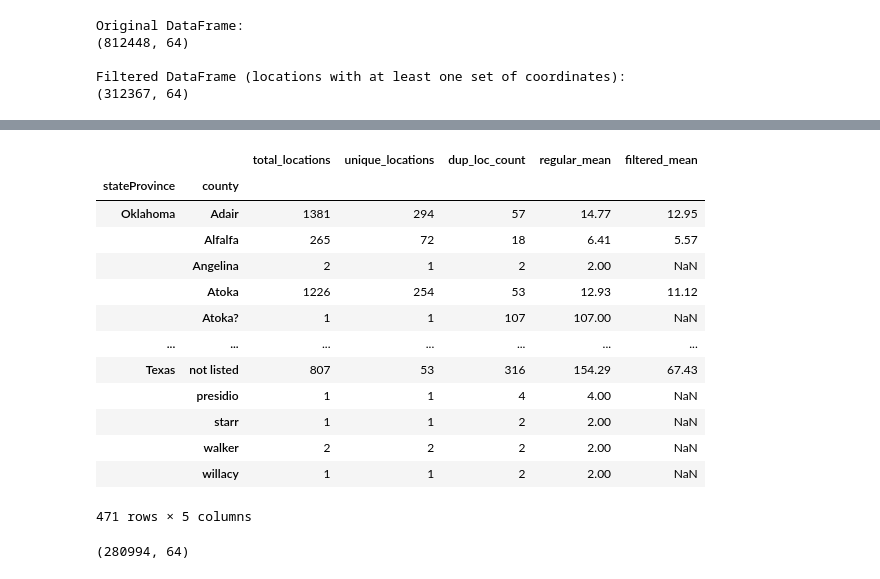
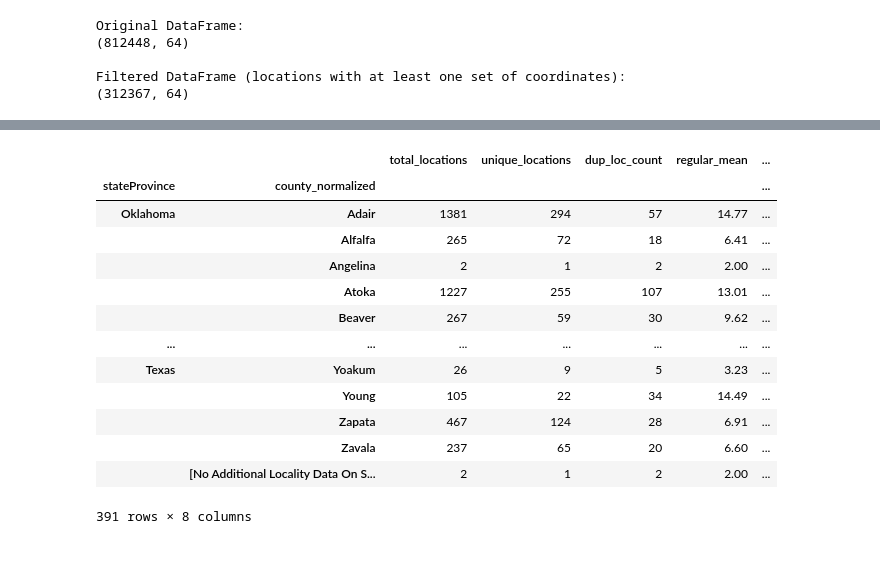
Before and after one commit to jbest/pybels, a Jupyter notebook: BELS_summarize.ipynb, the cells around one changed output, grey strips where cells are left out. Saved outputs shown, nothing was run; the diff lists cells and outputs as text; code cells hidden in the pictures.

```diff
--- a/BELS_summarize.ipynb
+++ b/BELS_summarize.ipynb
@@ -305,24 +199,33 @@ def normalize_county_names(df, county_column):
     Returns:
     pandas.Series: Series containing normalized county names
     """
-    # Create a copy to avoid modifying the original
-    normalized = df[county_column].str.strip()
+    # Handle None/NaN values first
+    normalized = df[county_column].fillna('')
 
-    # Remove various forms of "County" (case insensitive)
+    # Convert to string type to ensure string operations work
+    normalized = normalized.astype(str)
+
+    # Strip whitespace and remove patterns
+    normalized = normalized.str.strip()
+
+    # Remove various forms of "County" and question marks (case insensitive)
     patterns = [
-        r'\s*county\s*$',
-        r'\s*co\.\s*$',
-        r'\s*co\s*$',
-        r'\s*parish\s*$',  # For Louisiana parishes
-        r'\?\s*$'          # Remove question marks at the end
+        (r'\?+', ''),  # Remove one or more question marks anywhere in the string
+        (r'\s*county\s*$', ''),
+        (r'\s*co\.\s*$', ''),
+        (r'\s*co\s*$', ''),
+        (r'\s*parish\s*$', '')
     ]
 
-    for pattern in patterns:
-        normalized = normalized.str.replace(pattern, '', case=False, regex=True)
+    for pattern, replacement in patterns:
+        normalized = normalized.str.replace(pattern, replacement, case=False, regex=True)
 
     # Convert to title case and strip any remaining whitespace
     normalized = normalized.str.title().str.strip()
 
+    # Replace empty strings back with None/NaN
+    normalized = normalized.replace('', pd.NA)
+
     return normalized
 # %%
 # Add the normalized county names as a new column
@@ -340,6 +259,16 @@ county_summary = df_wo_geo_nostatecounty.groupby(['stateProvince', 'county']).ag
     regular_mean=('dup_loc_count', 'mean'),
     filtered_mean=('dup_loc_count', filtered_mean)
 )
+# %%
+county_summary = df_no_geo_normalized.groupby(['stateProvince', 'county_normalized']).agg(
+    total_locations=('loc_id', 'count'),
+    unique_locations=('loc_id', 'nunique'),
+    dup_loc_count=('dup_loc_count', 'max'),
+    regular_mean=('dup_loc_count', 'mean'),
+    filtered_mean=('dup_loc_count', filtered_mean),
+    regular_median=('dup_loc_count', 'median'),
+    filtered_median=('dup_loc_count', filtered_median)
+)
 # %%
 # Convert filtered_mean to float and then round
 county_summary['filtered_mean'] = pd.to_numeric(county_summary['filtered_mean']).round(2)
@@ -465,29 +342,17 @@ county_summary.to_csv('TORCH_no_geo_county_summary.tsv', sep='\t')
 # %%
-county_summary
+county_summary_status
 # %% [output]
-|  |  | total_locations | unique_locations | dup_loc_count | regular_mean | filtered_mean |
-| stateProvince | county |  |  |  |  |  |
-| Oklahoma | Adair | 1381 | 294 | 57 | 14.77 | 12.95 |
-|  | Alfalfa | 265 | 72 | 18 | 6.41 | 5.57 |
-|  | Angelina | 2 | 1 | 2 | 2.00 | NaN |
-|  | Atoka | 1226 | 254 | 53 | 12.93 | 11.12 |
-|  | Atoka? | 1 | 1 | 107 | 107.00 | NaN |
+|  |  | total_locations | unique_locations | dup_loc_count | regular_mean | ... |
+| stateProvince | county_normalized |  |  |  |  | ... |
+| Oklahoma | Adair | 1381 | 294 | 57 | 14.77 | ... |
+|  | Alfalfa | 265 | 72 | 18 | 6.41 | ... |
+|  | Angelina | 2 | 1 | 2 | 2.00 | ... |
+|  | Atoka | 1227 | 255 | 107 | 13.01 | ... |
+|  | Beaver | 267 | 59 | 30 | 9.62 | ... |
 | ... | ... | ... | ... | ... | ... | ... |
-| Texas | not listed | 807 | 53 | 316 | 154.29 | 67.43 |
-|  | presidio | 1 | 1 | 4 | 4.00 | NaN |
-|  | starr | 1 | 1 | 2 | 2.00 | NaN |
-|  | walker | 2 | 2 | 2 | 2.00 | NaN |
-|  | willacy | 1 | 1 | 2 | 2.00 | NaN |
+| Texas | Yoakum | 26 | 9 | 5 | 3.23 | ... |
+|  | Young | 105 | 22 | 34 | 14.49 | ... |
+|  | Zapata | 467 | 124 | 28 | 6.91 | ... |
+|  | Zavala | 237 | 65 | 20 | 6.60 | ... |
+|  | [No Additional Locality Data On S... | 2 | 1 | 2 | 2.00 | ... |
-471 rows × 5 columns
+391 rows × 8 columns
-# %%
-# returning to unfiltered DF for more comprehensive results
-
-#df_nogeo
-# remove states only
-df_nogeo_nostates = df_matches_wo_geo[~df_matches_wo_geo.apply(lambda row: row['stateProvince'].lower() == row['bels_location_string'].lower(), axis=1)]
-#remove state and county only
-df_nogeo_nostatecounty = df_nogeo_nostates[~df_nogeo_nostates.apply(lambda row: (str(row['stateProvince']) + str(row['county'])).lower() == row['bels_location_string'].lower(), axis=1)]
-
-df_nogeo_nostatecounty.shape
-# %% [output]
-(280994, 64)
```
Also changed, not shown: parts of 24 cells of this notebook.
